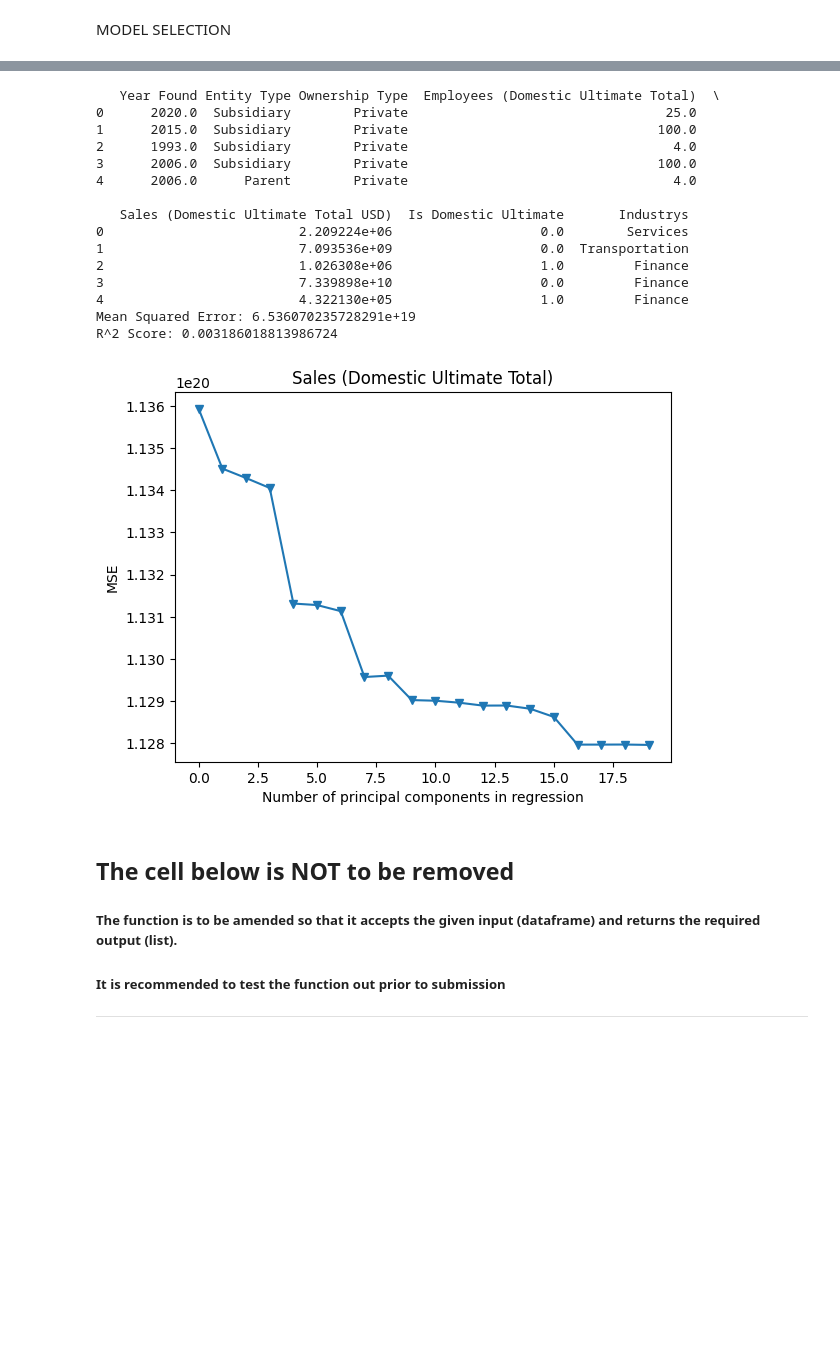
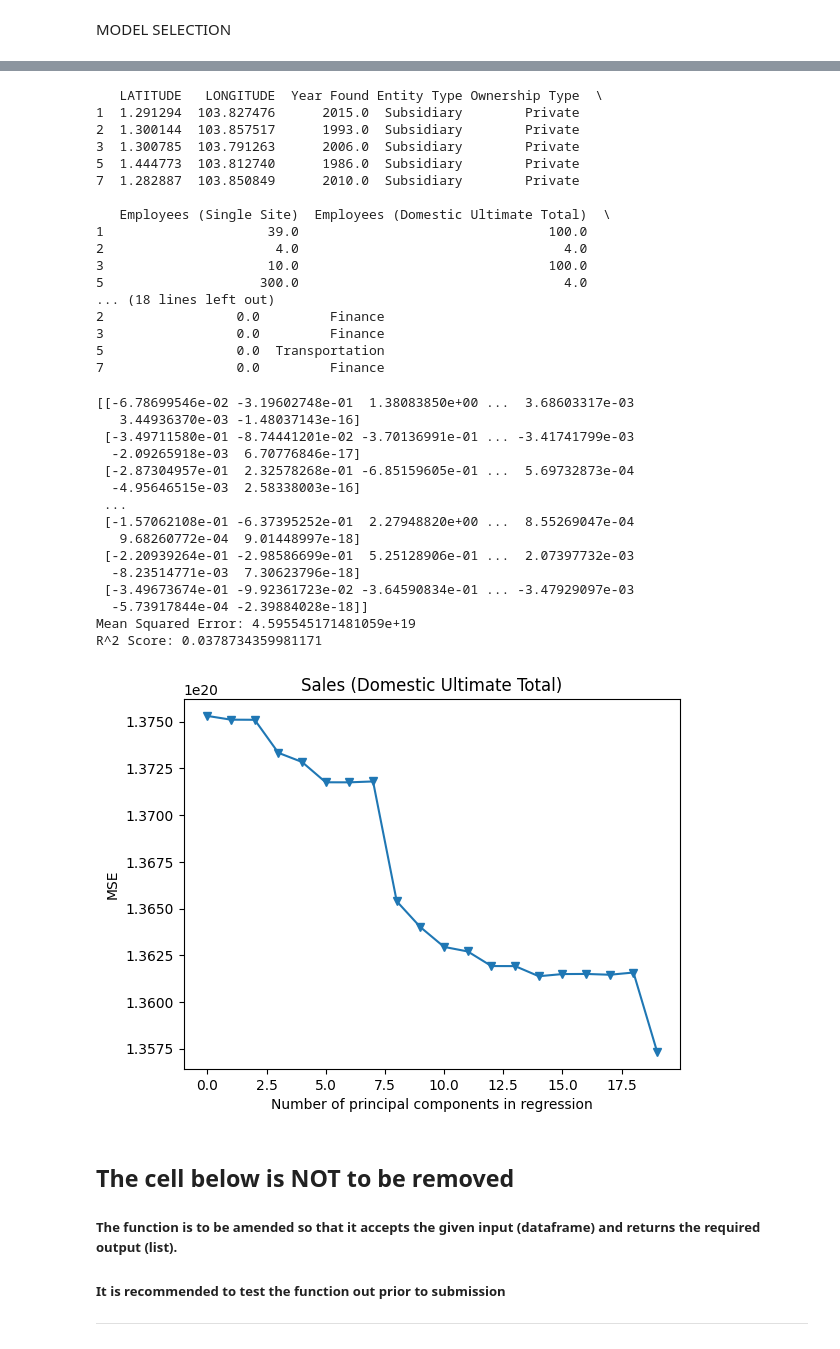
Before and after one commit to siruislybro/NUS-SDS-Datathon-Champion, a Jupyter notebook: NUS_DATATHON_CHAMPION_TEAM NAME.ipynb, the cells around one changed output, grey strips where cells are left out. Drawn from its saved outputs; the diff is of its cells as text; code cells hidden in the pictures; blank space fills up the shorter version.

```diff
--- a/NUS_DATATHON_CHAMPION_TEAM NAME.ipynb
+++ b/NUS_DATATHON_CHAMPION_TEAM NAME.ipynb
@@ -432,19 +515,7 @@ MODEL SELECTION
 # %%
 from sklearn.decomposition import PCA
 # %%
-df_copy = df.copy()
-
-df_copy = df_copy.drop(['Sales (Domestic Ultimate Total USD)'],axis=1)
-
-#df=df.join(pd.get_dummies(df.Industrys))
-df_copy=pd.get_dummies(df_copy, columns=['Industrys'],drop_first=True)
-df_copy=pd.get_dummies(df_copy, columns=['Entity Type'],drop_first=True)
-df_copy=pd.get_dummies(df_copy, columns=['Ownership Type'],drop_first=True)
-
-df_copy.columns = df_copy.columns.str.replace('Industrys_', '')
-df_copy.columns = df_copy.columns.str.replace('Entity Type_', '')
-df_copy.columns = df_copy.columns.str.replace('Ownership Type_', '')
-df_copy = df_copy.dropna()
+df_copy2 = df_copy.copy()
 
 df_normalized=(df_copy - df_copy.mean()) / df_copy.std()
 pca = PCA(n_components=df_copy.shape[1])
@@ -500,11 +571,8 @@ from sklearn import model_selection
 
 print(df.head())
 # Assuming df_copy is your DataFrame and 'Sales (Total Domestic USD)' is your target variable
-X = df_copy
+X = df_copy2
 y = df.dropna()['Sales (Domestic Ultimate Total USD)']
-
-# Split the data into training and testing sets
-X_train, X_test, y_train, y_test = train_test_split(X, y, test_size=0.2, random_state=42)
 
 # Standardize the data (if not already done)
 scaler = StandardScaler()
@@ -532,49 +600,66 @@ mse.append(score)
 
 # Calculate MSE using CV for the 19 principle components, adding one component at the time.
 for i in np.arange(1, 20):
     score = -1*model_selection.cross_val_score(regr, X_train_pca[:,:i], y_train.ravel(), cv=kf_10, scoring='neg_mean_squared_error').mean()
     mse.append(score)
 
 # Plot results
 plt.plot(mse, '-v')
 plt.xlabel('Number of principal components in regression')
 plt.ylabel('MSE')
 plt.title('Sales (Domestic Ultimate Total)')
 plt.xlim(xmin=-1)
 
 # Pick 13 components
 n_components = 13
-
+print(X_train_pca)
 # Regression Model
 regressor = LinearRegression()
 regressor.fit(X_train_pca, y_train)
 
 # Predictions
 y_pred = regressor.predict(X_test_pca)
 
 # Evaluate the model
 mse = mean_squared_error(y_test, y_pred)
 r2 = r2_score(y_test, y_pred)
 
 print(f'Mean Squared Error: {mse}')
 print(f'R^2 Score: {r2}')
 # %% [output]
-   Year Found Entity Type Ownership Type  Employees (Domestic Ultimate Total)  \
-0      2020.0  Subsidiary        Private                                 25.0
-1      2015.0  Subsidiary        Private                                100.0
-2      1993.0  Subsidiary        Private                                  4.0
-3      2006.0  Subsidiary        Private                                100.0
-4      2006.0      Parent        Private                                  4.0
+   LATITUDE   LONGITUDE  Year Found Entity Type Ownership Type  \
+1  1.291294  103.827476      2015.0  Subsidiary        Private
+2  1.300144  103.857517      1993.0  Subsidiary        Private
+3  1.300785  103.791263      2006.0  Subsidiary        Private
+5  1.444773  103.812740      1986.0  Subsidiary        Private
+7  1.282887  103.850849      2010.0  Subsidiary        Private
 
-   Sales (Domestic Ultimate Total USD)  Is Domestic Ultimate       Industrys
-0                         2.209224e+06                   0.0        Services
-1                         7.093536e+09                   0.0  Transportation
-2                         1.026308e+06                   1.0         Finance
-3                         7.339898e+10                   0.0         Finance
-4                         4.322130e+05                   1.0         Finance
-Mean Squared Error: 6.536070235728291e+19
-R^2 Score: 0.003186018813986724
+   Employees (Single Site)  Employees (Domestic Ultimate Total)  \
+1                     39.0                                100.0
+2                      4.0                                  4.0
+3                     10.0                                100.0
+5                    300.0                                  4.0
+... (18 lines left out)
+2                 0.0         Finance
+3                 0.0         Finance
+5                 0.0  Transportation
+7                 0.0         Finance
+[[-6.78699546e-02 -3.19602748e-01  1.38083850e+00 ...  3.68603317e-03
+   3.44936370e-03 -1.48037143e-16]
+ [-3.49711580e-01 -8.74441201e-02 -3.70136991e-01 ... -3.41741799e-03
+  -2.09265918e-03  6.70776846e-17]
+ [-2.87304957e-01  2.32578268e-01 -6.85159605e-01 ...  5.69732873e-04
+  -4.95646515e-03  2.58338003e-16]
+ ...
+ [-1.57062108e-01 -6.37395252e-01  2.27948820e+00 ...  8.55269047e-04
+   9.68260772e-04  9.01448997e-18]
+ [-2.20939264e-01 -2.98586699e-01  5.25128906e-01 ...  2.07397732e-03
+  -8.23514771e-03  7.30623796e-18]
+ [-3.49673674e-01 -9.92361723e-02 -3.64590834e-01 ... -3.47929097e-03
+  -5.73917844e-04 -2.39884028e-18]]
+Mean Squared Error: 4.595545171481059e+19
+R^2 Score: 0.0378734359981171
-[figure, old version]
+[figure, new version]
 # %% [markdown]
 ## The cell below is **NOT** to be removed
 ##### The function is to be amended so that it accepts the given input (dataframe) and returns the required output (list).
```
Also changed, not shown: parts of 9 cells of this notebook.
